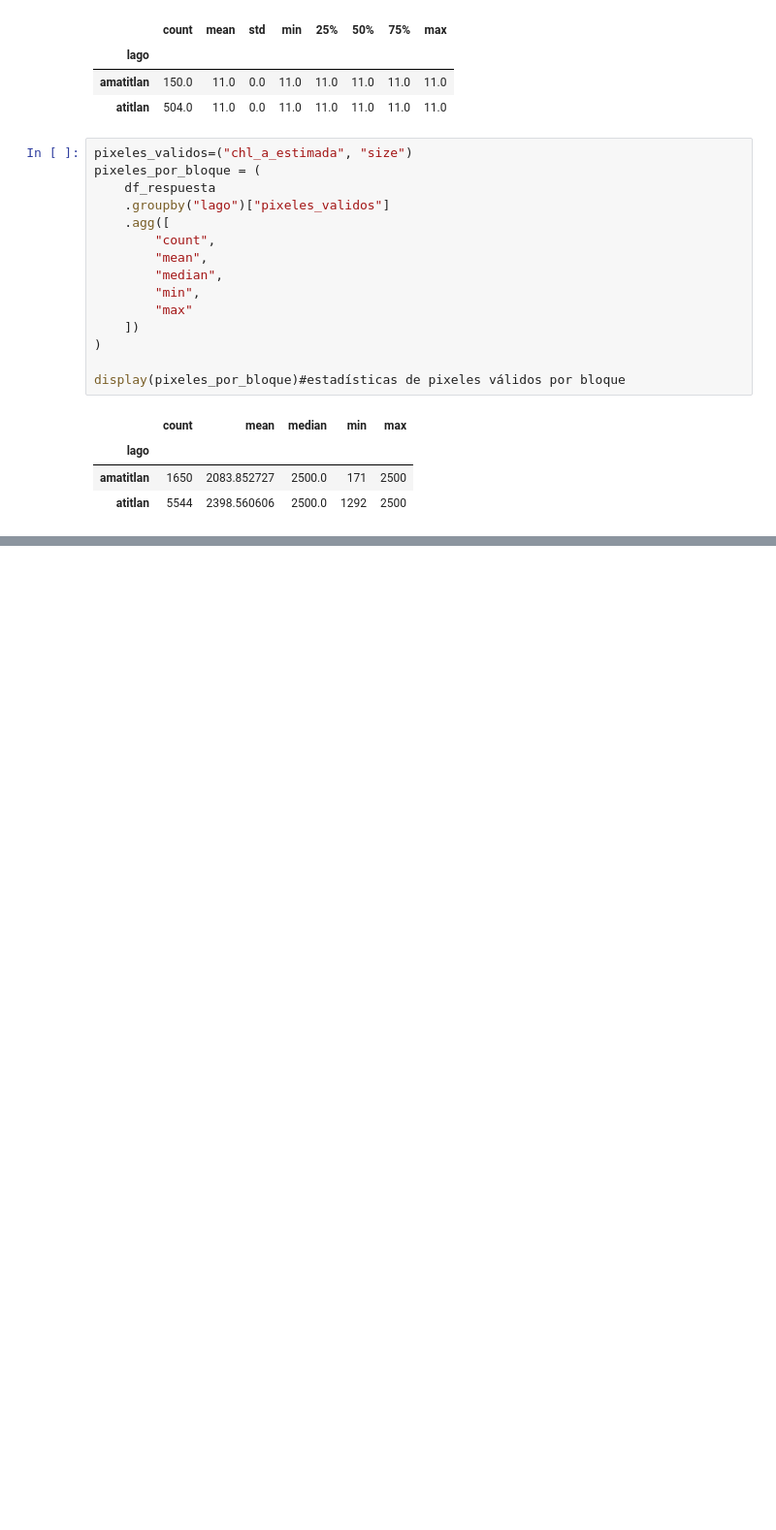
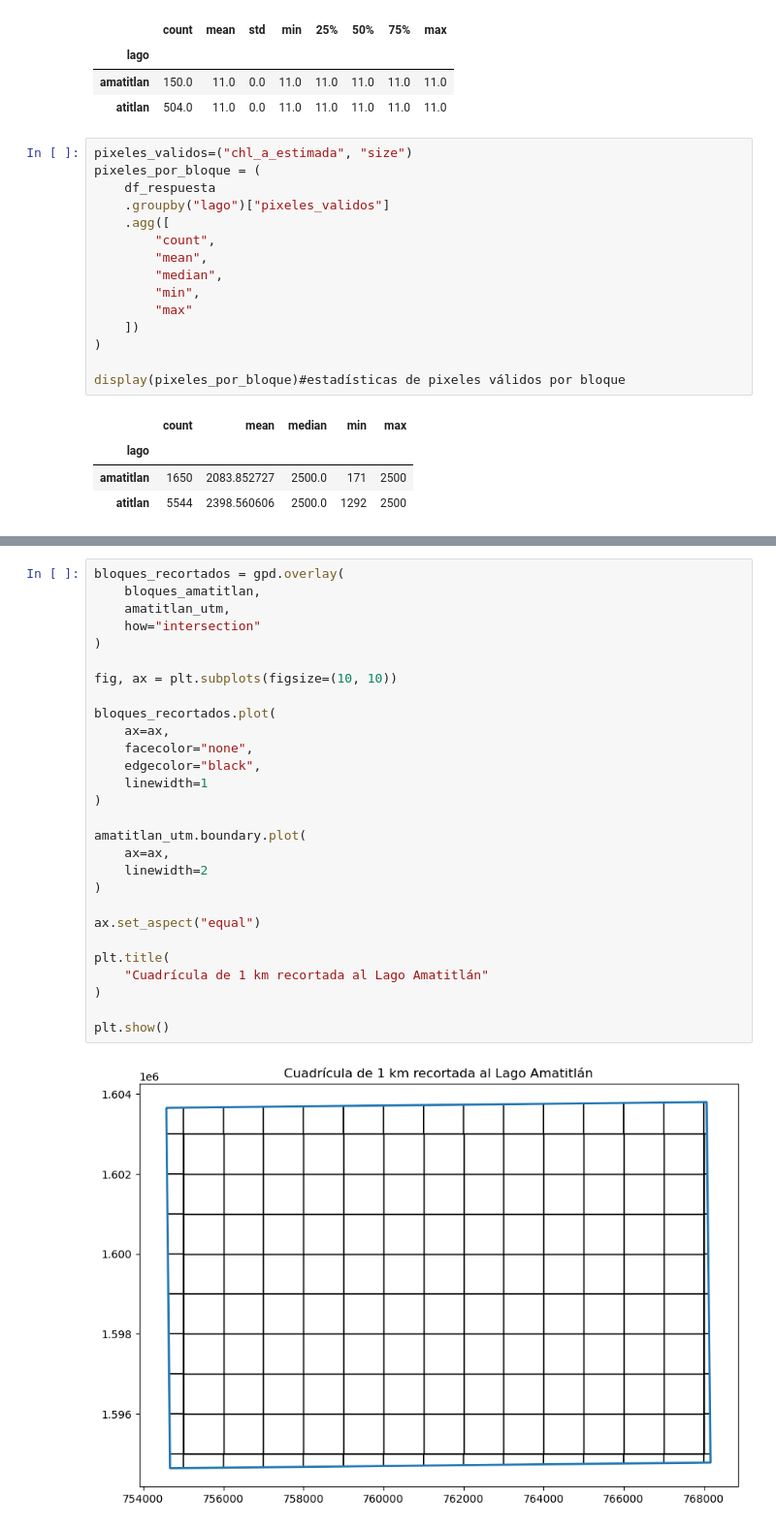
Before and after one commit to ricrod01/Laboratorio_4_2_DS, a Jupyter notebook: Inciso_6.ipynb, the cells around one changed output, grey strips where cells are left out. Shown at 97% size. Cells and saved outputs as stored; diff of their text form; blank space fills up the shorter version.

```diff
--- a/Inciso_6.ipynb
+++ b/Inciso_6.ipynb
@@ -442,0 +568,30 @@ display(resumen_espacial)
+# %%
+bloques_recortados = gpd.overlay(
+    bloques_amatitlan,
+    amatitlan_utm,
+    how="intersection"
+)
+
+fig, ax = plt.subplots(figsize=(10, 10))
+
+bloques_recortados.plot(
+    ax=ax,
+    facecolor="none",
+    edgecolor="black",
+    linewidth=1
+)
+
+amatitlan_utm.boundary.plot(
+    ax=ax,
+    linewidth=2
+)
+
+ax.set_aspect("equal")
+
+plt.title(
+    "Cuadrícula de 1 km recortada al Lago Amatitlán"
+)
+
+plt.show()
+# %% [output]
+[figure, added]
```
Also changed, not shown: parts of 15 cells of this notebook.
